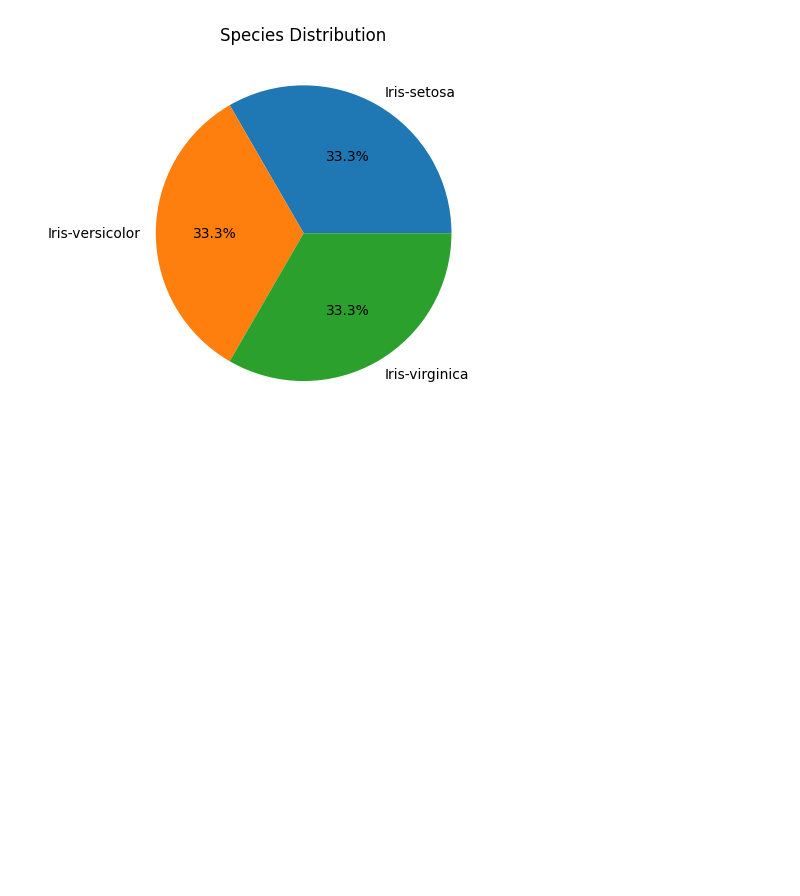
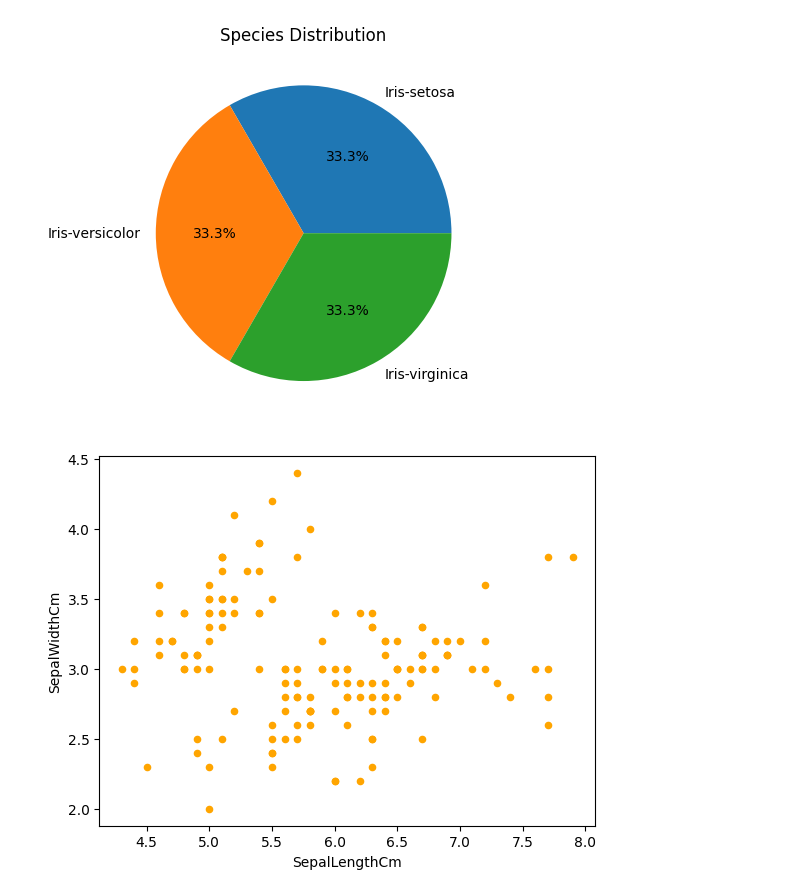
Before and after one commit to RahulArra/Digital-Health-portfolio, a Jupyter notebook: week2_.ipynb, the cells around one changed output. Cells and saved outputs as stored; diff of their text form; code cells hidden in the pictures; blank space fills up the shorter version.

```diff
--- a/week2_.ipynb
+++ b/week2_.ipynb
@@ -174,3 +174,8 @@ plt.ylabel('')
 plt.show()
 # %% [output]
 [figure]
+# %%
+df.plot.scatter(x='SepalLengthCm', y='SepalWidthCm', c= 'Orange')
+plt.show()
+# %% [output]
+[figure, added]
```
